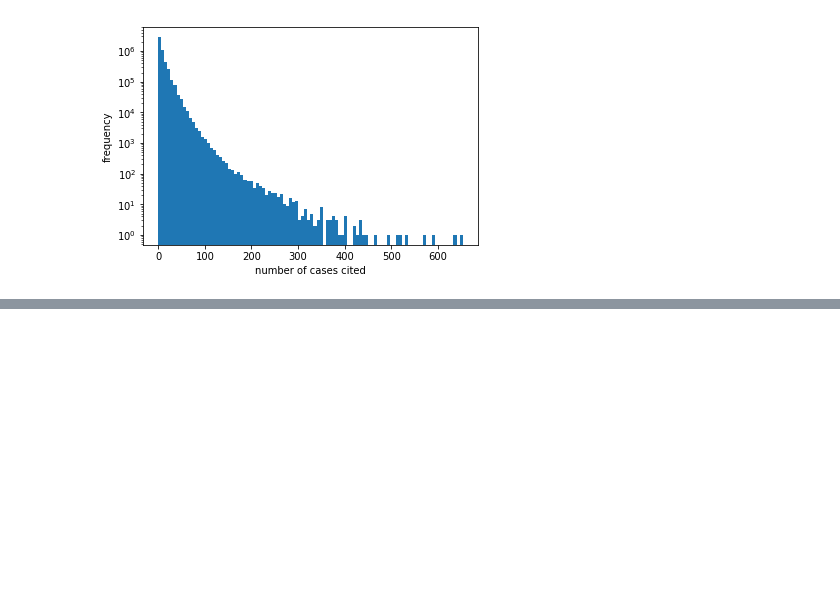
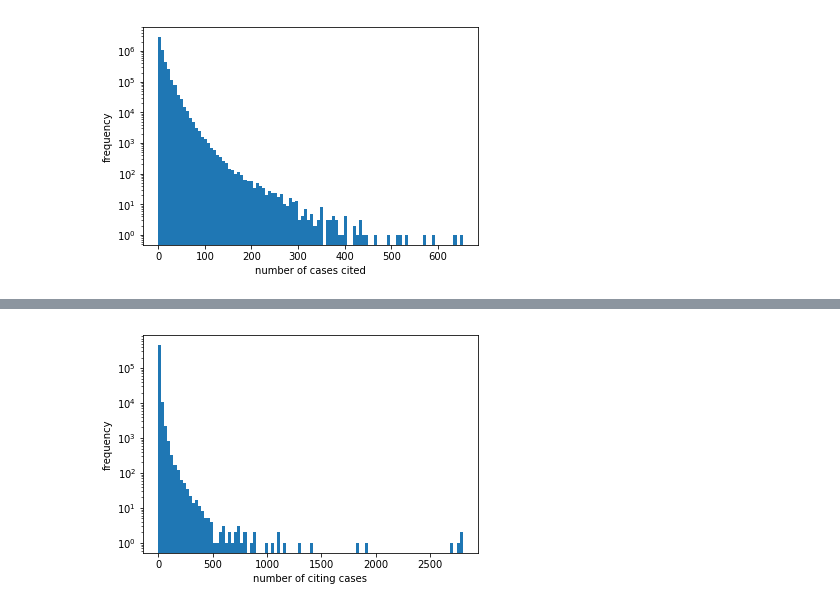
Before and after one commit to Simba-loo/lawandknn, a Jupyter notebook: notebooks/Caselaw.ipynb, the cells around one changed output, grey strips where cells are left out. Cells and saved outputs as stored; diff of their text form; code cells hidden in the pictures; blank space fills up the shorter version.

```diff
--- a/notebooks/Caselaw.ipynb
+++ b/notebooks/Caselaw.ipynb
@@ -14,4 +15,4 @@ print("#cases = " + str(len(full)))
 Is directed: True
 #cases = 4911157
 # %%
-num_neighbors = [len(list(full.neighbors(n))) for n in full.nodes]
+num_neighbors_mapping = {n: len(list(full.neighbors(n))) for n in full.nodes}
@@ -44,0 +134,10 @@ Ignoring that outlier case, distribution of cases cited (vertical log scale)
+# %%
+precedents_num_citers_mapping = {n : v for n, v in num_citers_mapping.items() if num_neighbors_mapping[n] == 0}
+# %%
+precedents_num_citers = list(precedents_num_citers_mapping.values())
+# %%
+_ = plt.hist(precedents_num_citers, log=True, bins=100)
+_ = plt.ylabel("frequency")
+_ = plt.xlabel("number of citing cases")
+# %% [output]
+[figure, added]
```
Also changed, not shown: parts of 16 cells of this notebook.
